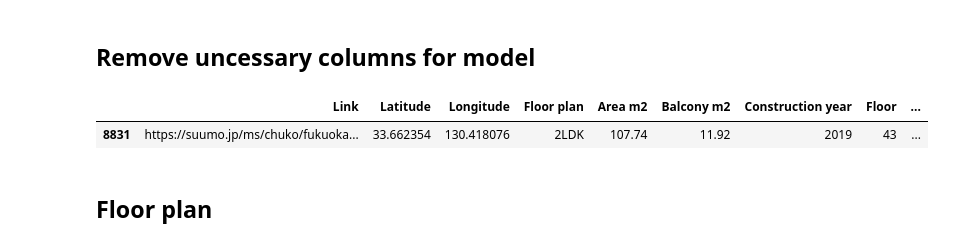
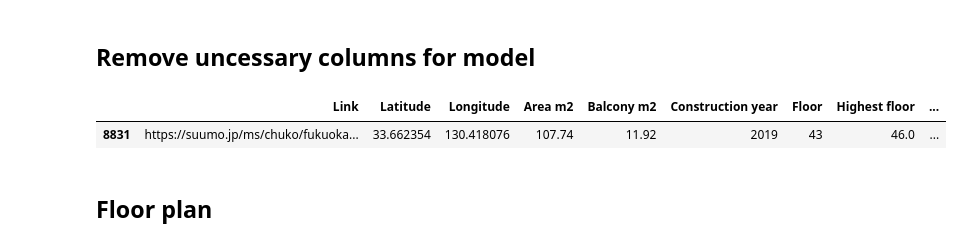
Before and after one commit to Iruka-jp/fudoinvest, a Jupyter notebook: fudo_regression.ipynb, the cells around one changed output. Saved outputs shown, nothing was run; the diff lists cells and outputs as text; code cells hidden in the pictures.

Commit message:
Model with removed floor plan and building types features

```diff
--- a/fudo_regression.ipynb
+++ b/fudo_regression.ipynb
@@ -24,11 +25,11 @@ listing_data[372:374]
 ## Remove uncessary columns for model
 # %%
 #listing_data = listing_data.drop(['Link', 'Full address', 'Prefecture', 'City', 'Ward', 'Neighborhood'], axis=1)
-listing_data = listing_data.drop(['Full address', 'Prefecture', 'City', 'Ward', 'Neighborhood'], axis=1)
+listing_data = listing_data.drop(['Full address', 'Prefecture', 'City', 'Ward', 'Neighborhood', 'Floor plan', 'Building type'], axis=1)
 listing_data.tail(1)
 # %% [output]
-|  | Link | Latitude | Longitude | Floor plan | Area m2 | Balcony m2 | Construction year | Floor | ... |
-| 8831 | https://suumo.jp/ms/chuko/fukuoka... | 33.662354 | 130.418076 | 2LDK | 107.74 | 11.92 | 2019 | 43 | ... |
+|  | Link | Latitude | Longitude | Area m2 | Balcony m2 | Construction year | Floor | Highest floor | ... |
+| 8831 | https://suumo.jp/ms/chuko/fukuoka... | 33.662354 | 130.418076 | 107.74 | 11.92 | 2019 | 43 | 46.0 | ... |
 # %% [markdown]
 ## Floor plan
 # %% [markdown]
```
Also changed, not shown: parts of 39 cells of this notebook, 1 other file.
